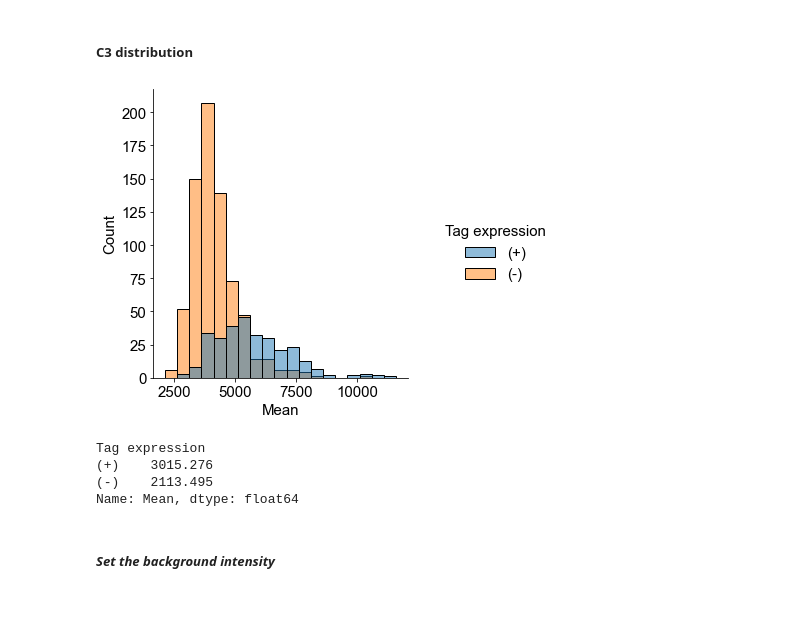
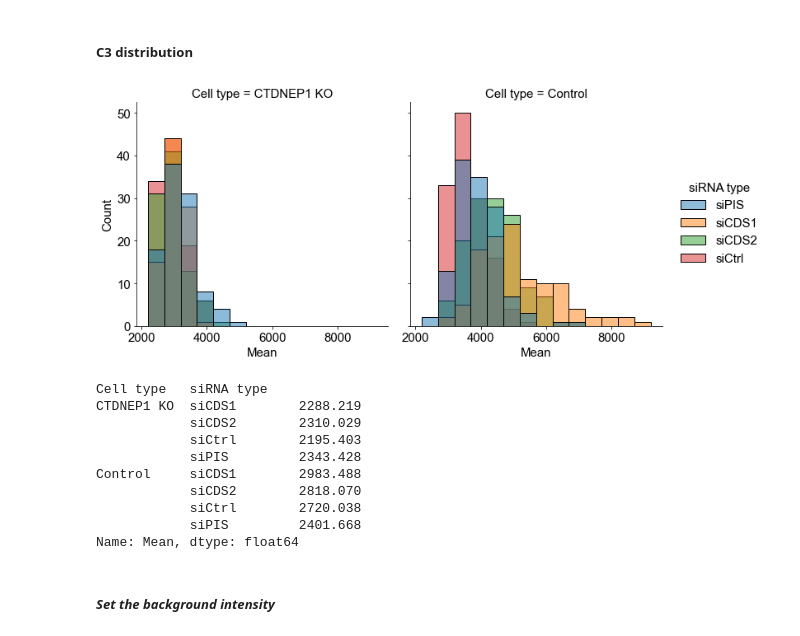
Before and after one commit to shokenlee/Lee_2023_Sun2-Lipid, a Jupyter notebook: Sun2_nucleaus_area.ipynb, the cells around one changed output. Cells and saved outputs as stored; diff of their text form; code cells hidden in the pictures; blank space fills up the shorter version.

```diff
--- a/Sun2_nucleaus_area.ipynb
+++ b/Sun2_nucleaus_area.ipynb
@@ -23,7 +23,7 @@ my_pal = ['grey', 'mediumseagreen']
 # !mkdir ../jupyter_figures
 
 # set the directory where the data files are waiting
-directory = '/Users/ShokenLEE/Desktop/n/P-169/Output_from_IJMacro/StarDist/'
+directory = '/Users/ShokenLEE/Desktop/DATA/Common data spreadsheets/Sun2 intensity in nucleus/siCDS,siPIS/P-193/'
 # %% [markdown]
 ### **1. Concanatate all the CSV files**
 # %%
@@ -80,3 +81,8 @@ df.loc[df['File name'].str.contains('KO'), 'Cell type'] = 'CTDNEP1 KO'
+# %%
+df.loc[df['File name'].str.contains('siCtrl'), 'siRNA type'] = 'siCtrl'
+df.loc[df['File name'].str.contains('siCDS1'), 'siRNA type'] = 'siCDS1'
+df.loc[df['File name'].str.contains('siCDS2'), 'siRNA type'] = 'siCDS2'
+df.loc[df['File name'].str.contains('siPIS'), 'siRNA type'] = 'siPIS'
 # %% [markdown]
 #### **Plasmid type**
 # %%
@@ -119,15 +125,23 @@ df.loc[df['Tag mean'] <= min_tag_intensity, 'Tag expression'] = '(-)'
 # %% [markdown]
 ##### **C3 distribution**
 # %%
-hist = sns.displot(x='Mean', data=df, hue='Tag expression', binwidth=500)
+# hist = sns.displot(x='Mean', data=df, hue='Tag expression', binwidth=500)
+hist = sns.displot(x='Mean', data=df, col='Cell type', hue='siRNA type', binwidth=500)
 # %% [output]
-[figure, old version]
+[figure, new version]
 # %%
-df.groupby('Tag expression')['Mean'].min()
+# df.groupby('Tag expression')['Mean'].min()
+df.groupby(['Cell type', 'siRNA type'])['Mean'].min()
 # %% [output]
-Tag expression
-(+)    3015.276
-(-)    2113.495
+Cell type   siRNA type
+CTDNEP1 KO  siCDS1        2288.219
+            siCDS2        2310.029
+            siCtrl        2195.403
+            siPIS         2343.428
+Control     siCDS1        2983.488
+            siCDS2        2818.070
+            siCtrl        2720.038
+            siPIS         2401.668
 Name: Mean, dtype: float64
 # %% [markdown]
 ##### ***Set the background intensity***
```
Also changed, not shown: parts of 14 cells of this notebook.
